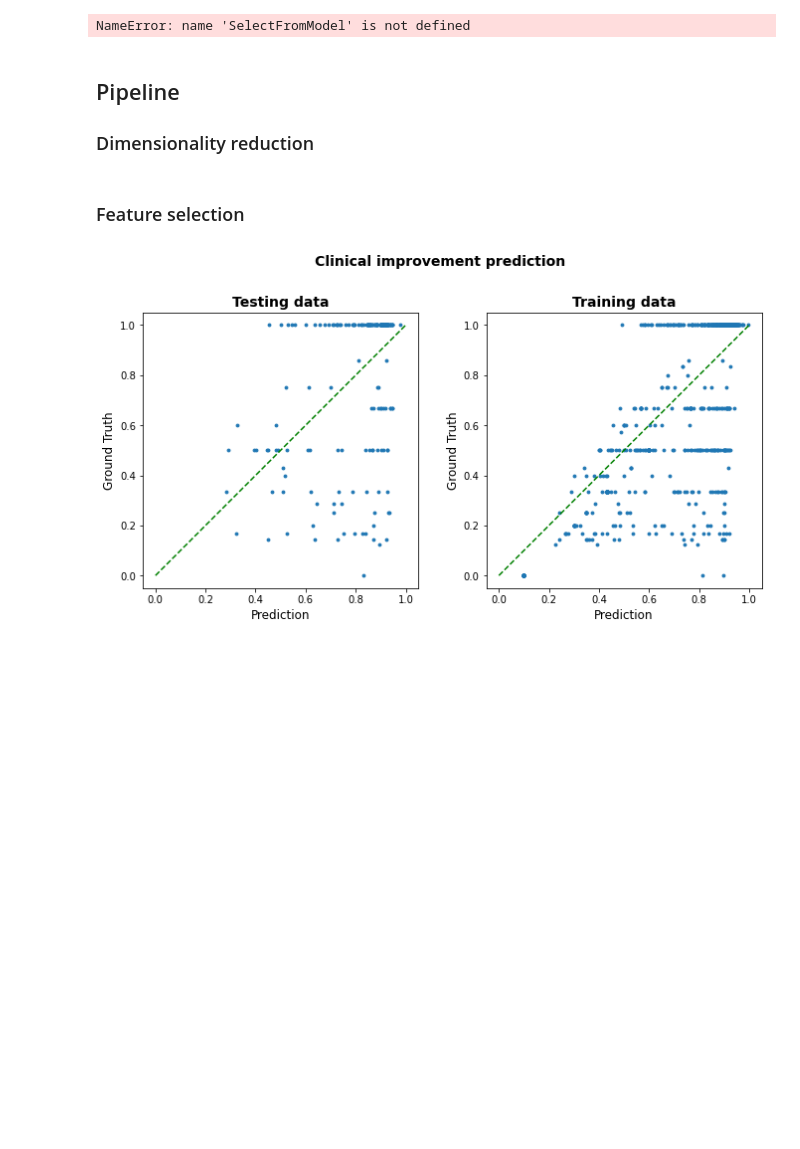
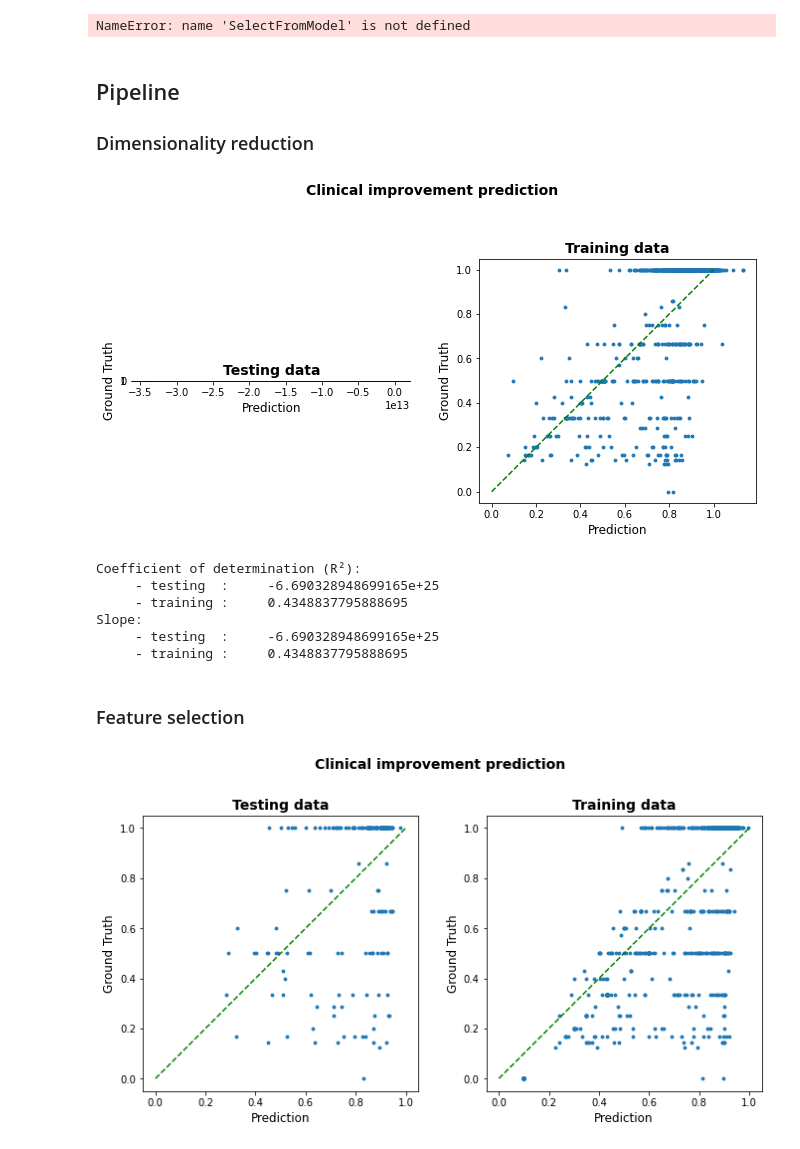
Before and after one commit to QuentinSav/probabilistic-stimulation-maps, a Jupyter notebook: modelEvaluation.ipynb, the cells around one changed output. Cells and saved outputs as stored; diff of their text form; code cells hidden in the pictures; blank space fills up the shorter version.

```diff
--- a/modelEvaluation.ipynb
+++ b/modelEvaluation.ipynb
@@ -508,14 +517,22 @@ NameError: name 'SelectFromModel' is not defined
 # %%
 from sklearn.pipeline import Pipeline
 from sklearn.svm import SVR
 from sklearn.decomposition import PCA
 from sklearn import set_config
 
-steps = [("reduce_dim", PCA(n_components=150)), ("regressor", Lasso(alpha=0.001))]
+steps = [("centering", StandardScaler()), ("reduce_dim", PCA(n_components=150)), ("regressor", Lasso(alpha=0.001))]
 model = Pipeline(steps)
 set_config(display="diagram")
-model.fit(X_train, np.squeeze(y_train.T))
-plot_results(model, X_test, y_test, X_train, y_train)
+model.fit(X_train, y_train)
+plot_results(model, X_test, y_test, X_train, y_train, transformed=False)
+# %% [output]
+[figure, added]
+Coefficient of determination (R²):
+     - testing  :     -6.690328948699165e+25
+     - training :     0.4348837795888695
+Slope:
+     - testing  :     -6.690328948699165e+25
+     - training :     0.4348837795888695
 # %% [markdown]
 ### Feature selection
 # %%
```
Also changed, not shown: parts of 18 cells of this notebook, 1 other file.
